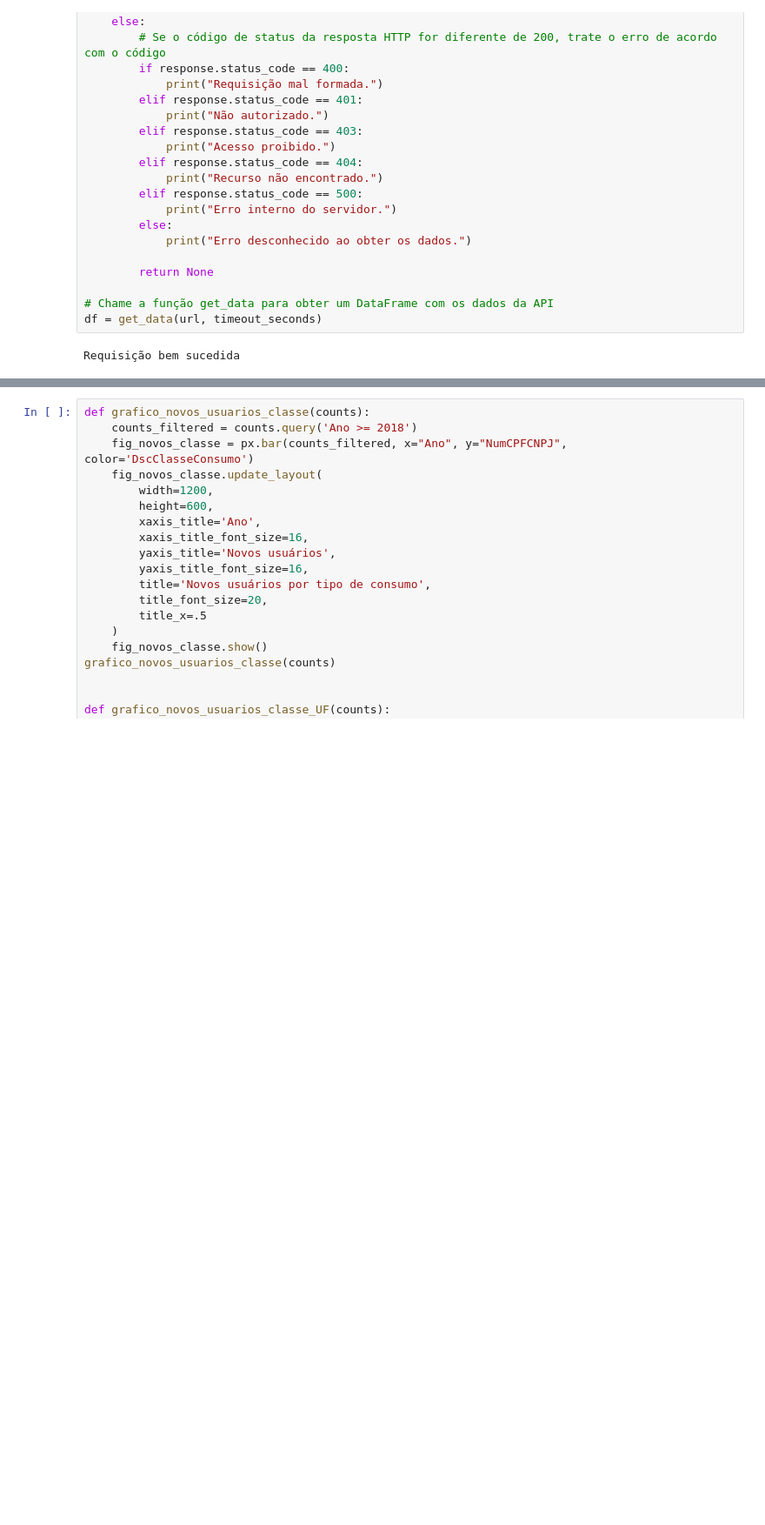
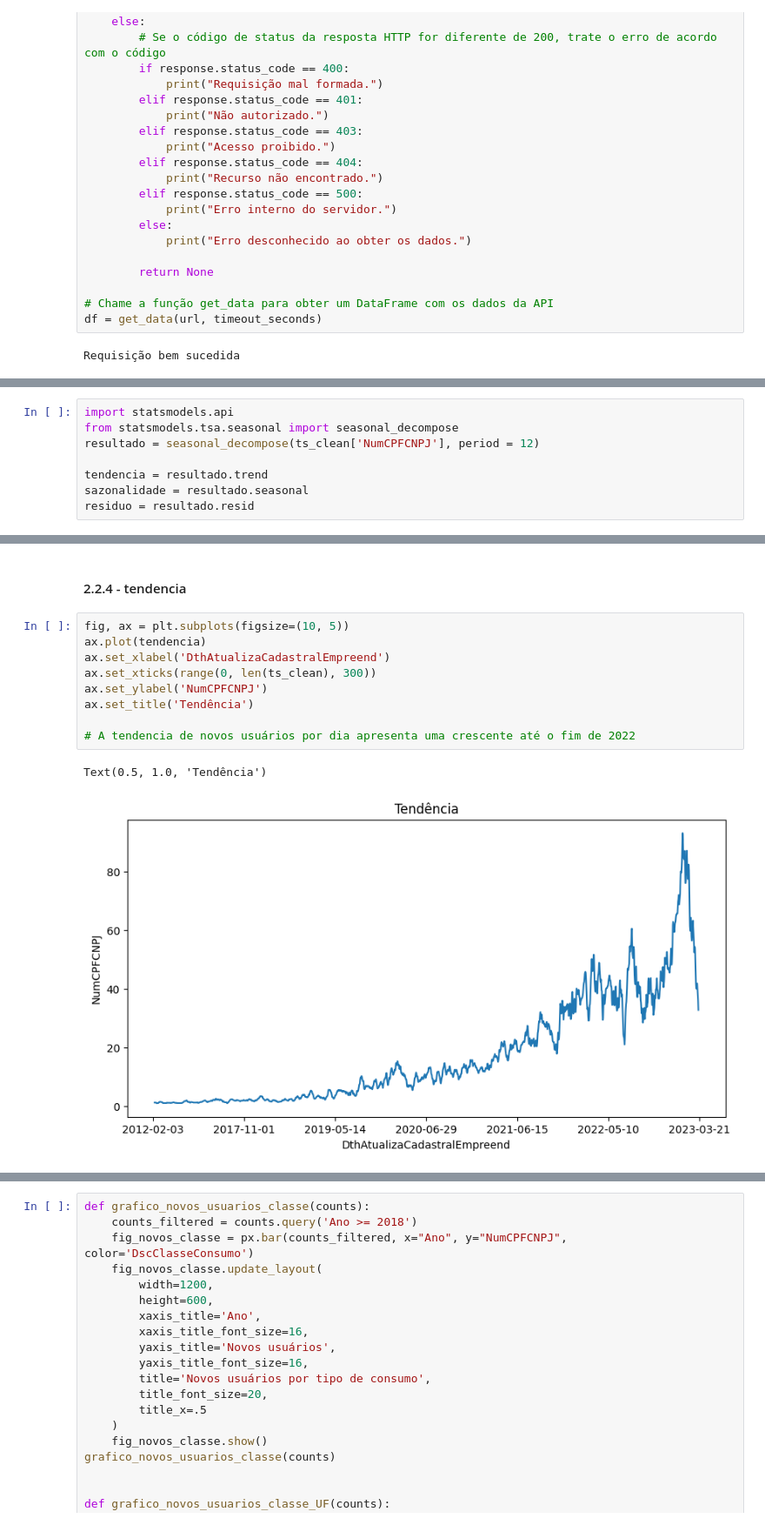
Before and after one commit to gabriel1berto/Aneel_, a Jupyter notebook: Codigos/Desafio 1.ipynb, the cells around one changed output, grey strips where cells are left out. Shown at 87% size. Drawn from its saved outputs; the diff is of its cells as text; blank space fills up the shorter version.

```diff
--- a/Codigos/Desafio 1.ipynb
+++ b/Codigos/Desafio 1.ipynb
@@ -223,0 +230,8 @@ Index(['_id', 'DatGeracaoConjuntoDados', 'AnmPeriodoReferencia',
+# %%
+import statsmodels.api
+from statsmodels.tsa.seasonal import seasonal_decompose
+resultado = seasonal_decompose(ts_clean['NumCPFCNPJ'], period = 12)
+
+tendencia = resultado.trend
+sazonalidade = resultado.seasonal
+residuo = resultado.resid
@@ -223,0 +247,14 @@ Index(['_id', 'DatGeracaoConjuntoDados', 'AnmPeriodoReferencia',
+# %% [markdown]
+#### 2.2.4 - tendencia
+# %%
+fig, ax = plt.subplots(figsize=(10, 5))
+ax.plot(tendencia)
+ax.set_xlabel('DthAtualizaCadastralEmpreend')
+ax.set_xticks(range(0, len(ts_clean), 300))
+ax.set_ylabel('NumCPFCNPJ')
+ax.set_title('Tendência')
+
+# A tendencia de novos usuários por dia apresenta uma crescente até o fim de 2022
+# %% [output]
+Text(0.5, 1.0, 'Tendência')
+[figure, added]
```
Also changed, not shown: parts of 51 cells of this notebook, 2 other files.
